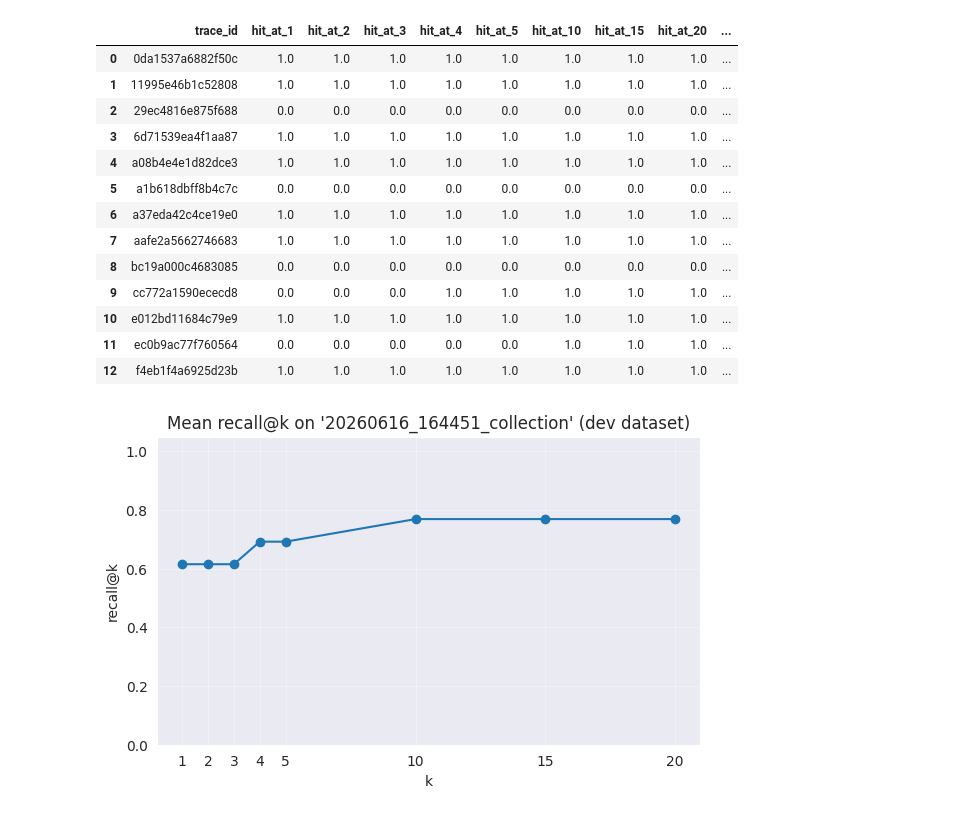
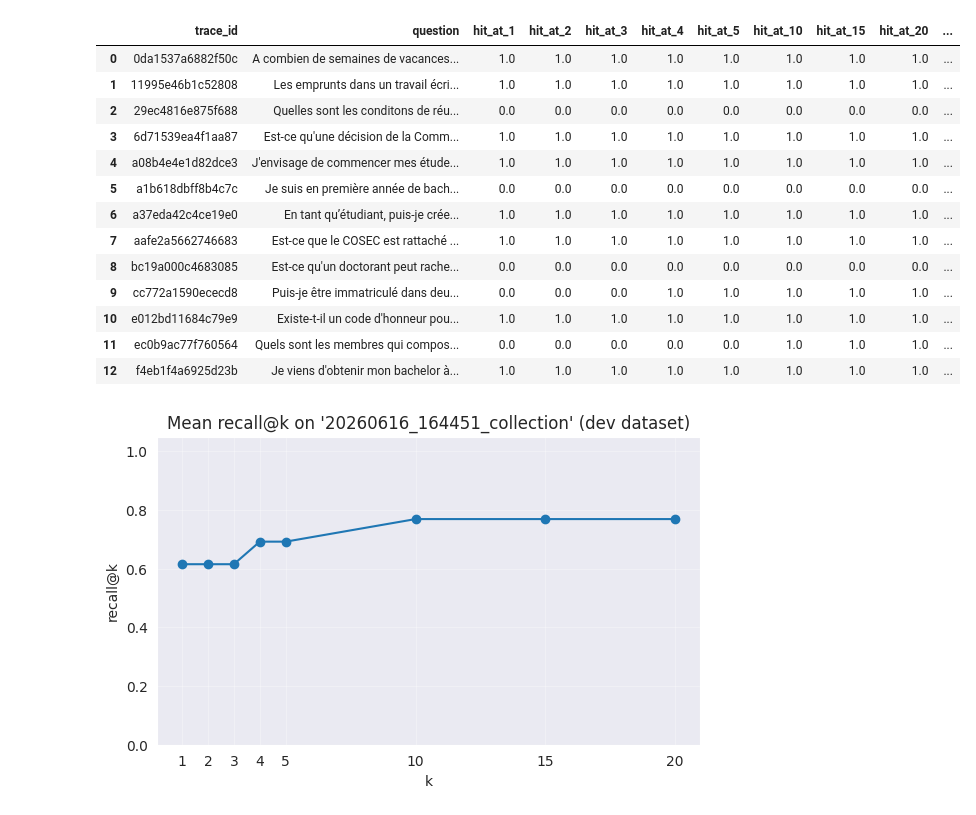
Before and after one commit to epfl-si/polylex-chatbot, a Jupyter notebook: experiment/plot_metrics.ipynb, the cells around one changed output. Cells and saved outputs as stored; diff of their text form; code cells hidden in the pictures.

```diff
--- a/experiment/plot_metrics.ipynb
+++ b/experiment/plot_metrics.ipynb
@@ -34,9 +35,11 @@ def langfuse_scores_to_df(results):
     rows = []
 
     for result in results:
-        for metric in result:
+        question = result.input.get("query")
+        for metric in result.scores:
             rows.append({
                 "trace_id": metric.observation_id,
+                "question": question,
                 "metric": metric.name,
                 "value": metric.value
             })
@@ -46,8 +49,8 @@ def langfuse_scores_to_df(results):
     df_wide = (
         df_long
         .pivot_table(
-            index=["trace_id"],
-            columns="metric",
+            index=["trace_id", "question"],
+            columns=["metric"],
             values="value",
             aggfunc="first"
         )
@@ -59,53 +62,54 @@ def langfuse_scores_to_df(results):
     return df_wide
 # %%
 trace_ids = [item.trace_id for item in run.dataset_run_items]
-results = [langfuse.api.trace.get(trace_id).scores for trace_id in trace_ids]
+results = [langfuse.api.trace.get(trace_id) for trace_id in trace_ids]
 df_scores = langfuse_scores_to_df(results)
 
 ordered_cols = [
     "trace_id",
+    "question",
     # retrieval
     "hit_at_1",
     "hit_at_2",
     "hit_at_3",
     "hit_at_4",
     "hit_at_5",
     "hit_at_10",
     "hit_at_15",
     "hit_at_20",
     "Context Relevance (Contextrelevance-Langfuse)", # evaluate if useful context retrieved
     "mrr_doc",
     "ratio_correct_docs",
     # generation (based on ground truth)
     "semantic_similarity",
     "len_answers_quality",
     "Answer Correctness - RAGAS",
     "chrf_score",
     # generation (LLM feeling)
     "Groundedness (Faithfulness-RAGAS)", # evaluate if answer based on context retrieved
     "Answer Relevance (Relevance-Langfuse)" # evaluate if answer is relevant to the question
 ]
 
 remaining_cols = [col for col in df_scores.columns if col not in ordered_cols]
 df_scores_ordered = df_scores[[col for col in ordered_cols if col in df_scores.columns]]
-df_scores = df_scores_ordered.drop(columns="trace_id")
+df_scores = df_scores_ordered.drop(columns=["trace_id", "question"])
 
 df_scores_ordered
 # %% [output]
-|  | trace_id | hit_at_1 | hit_at_2 | hit_at_3 | hit_at_4 | hit_at_5 | hit_at_10 | hit_at_15 | hit_at_20 | ... |
-| 0 | 0da1537a6882f50c | 1.0 | 1.0 | 1.0 | 1.0 | 1.0 | 1.0 | 1.0 | 1.0 | ... |
-| 1 | 11995e46b1c52808 | 1.0 | 1.0 | 1.0 | 1.0 | 1.0 | 1.0 | 1.0 | 1.0 | ... |
-| 2 | 29ec4816e875f688 | 0.0 | 0.0 | 0.0 | 0.0 | 0.0 | 0.0 | 0.0 | 0.0 | ... |
-| 3 | 6d71539ea4f1aa87 | 1.0 | 1.0 | 1.0 | 1.0 | 1.0 | 1.0 | 1.0 | 1.0 | ... |
-| 4 | a08b4e4e1d82dce3 | 1.0 | 1.0 | 1.0 | 1.0 | 1.0 | 1.0 | 1.0 | 1.0 | ... |
-| 5 | a1b618dbff8b4c7c | 0.0 | 0.0 | 0.0 | 0.0 | 0.0 | 0.0 | 0.0 | 0.0 | ... |
-| 6 | a37eda42c4ce19e0 | 1.0 | 1.0 | 1.0 | 1.0 | 1.0 | 1.0 | 1.0 | 1.0 | ... |
-| 7 | aafe2a5662746683 | 1.0 | 1.0 | 1.0 | 1.0 | 1.0 | 1.0 | 1.0 | 1.0 | ... |
-| 8 | bc19a000c4683085 | 0.0 | 0.0 | 0.0 | 0.0 | 0.0 | 0.0 | 0.0 | 0.0 | ... |
-| 9 | cc772a1590ececd8 | 0.0 | 0.0 | 0.0 | 1.0 | 1.0 | 1.0 | 1.0 | 1.0 | ... |
-| 10 | e012bd11684c79e9 | 1.0 | 1.0 | 1.0 | 1.0 | 1.0 | 1.0 | 1.0 | 1.0 | ... |
-| 11 | ec0b9ac77f760564 | 0.0 | 0.0 | 0.0 | 0.0 | 0.0 | 1.0 | 1.0 | 1.0 | ... |
-| 12 | f4eb1f4a6925d23b | 1.0 | 1.0 | 1.0 | 1.0 | 1.0 | 1.0 | 1.0 | 1.0 | ... |
+|  | trace_id | question | hit_at_1 | hit_at_2 | hit_at_3 | hit_at_4 | hit_at_5 | hit_at_10 | hit_at_15 | hit_at_20 | ... |
+| 0 | 0da1537a6882f50c | A combien de semaines de vacances... | 1.0 | 1.0 | 1.0 | 1.0 | 1.0 | 1.0 | 1.0 | 1.0 | ... |
+| 1 | 11995e46b1c52808 | Les emprunts dans un travail écri... | 1.0 | 1.0 | 1.0 | 1.0 | 1.0 | 1.0 | 1.0 | 1.0 | ... |
+| 2 | 29ec4816e875f688 | Quelles sont les conditons de réu... | 0.0 | 0.0 | 0.0 | 0.0 | 0.0 | 0.0 | 0.0 | 0.0 | ... |
+| 3 | 6d71539ea4f1aa87 | Est-ce qu'une décision de la Comm... | 1.0 | 1.0 | 1.0 | 1.0 | 1.0 | 1.0 | 1.0 | 1.0 | ... |
+| 4 | a08b4e4e1d82dce3 | J'envisage de commencer mes étude... | 1.0 | 1.0 | 1.0 | 1.0 | 1.0 | 1.0 | 1.0 | 1.0 | ... |
+| 5 | a1b618dbff8b4c7c | Je suis en première année de bach... | 0.0 | 0.0 | 0.0 | 0.0 | 0.0 | 0.0 | 0.0 | 0.0 | ... |
+| 6 | a37eda42c4ce19e0 | En tant qu’étudiant, puis-je crée... | 1.0 | 1.0 | 1.0 | 1.0 | 1.0 | 1.0 | 1.0 | 1.0 | ... |
+| 7 | aafe2a5662746683 | Est-ce que le COSEC est rattaché ... | 1.0 | 1.0 | 1.0 | 1.0 | 1.0 | 1.0 | 1.0 | 1.0 | ... |
+| 8 | bc19a000c4683085 | Est-ce qu'un doctorant peut rache... | 0.0 | 0.0 | 0.0 | 0.0 | 0.0 | 0.0 | 0.0 | 0.0 | ... |
+| 9 | cc772a1590ececd8 | Puis-je être immatriculé dans deu... | 0.0 | 0.0 | 0.0 | 1.0 | 1.0 | 1.0 | 1.0 | 1.0 | ... |
+| 10 | e012bd11684c79e9 | Existe-t-il un code d'honneur pou... | 1.0 | 1.0 | 1.0 | 1.0 | 1.0 | 1.0 | 1.0 | 1.0 | ... |
+| 11 | ec0b9ac77f760564 | Quels sont les membres qui compos... | 0.0 | 0.0 | 0.0 | 0.0 | 0.0 | 1.0 | 1.0 | 1.0 | ... |
+| 12 | f4eb1f4a6925d23b | Je viens d'obtenir mon bachelor à... | 1.0 | 1.0 | 1.0 | 1.0 | 1.0 | 1.0 | 1.0 | 1.0 | ... |
 # %%
 df_scores_ordered_path = run_path / "df_scores_ordered.csv"
 df_scores_ordered.to_csv(df_scores_ordered_path, index=False)
```
Also changed, not shown: parts of 2 cells of this notebook, 2 other files.
